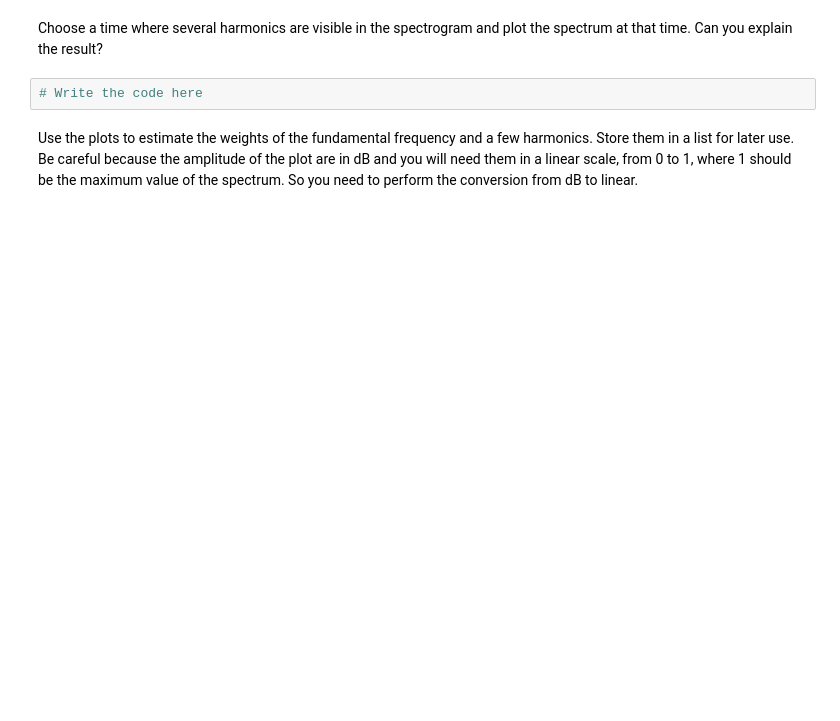
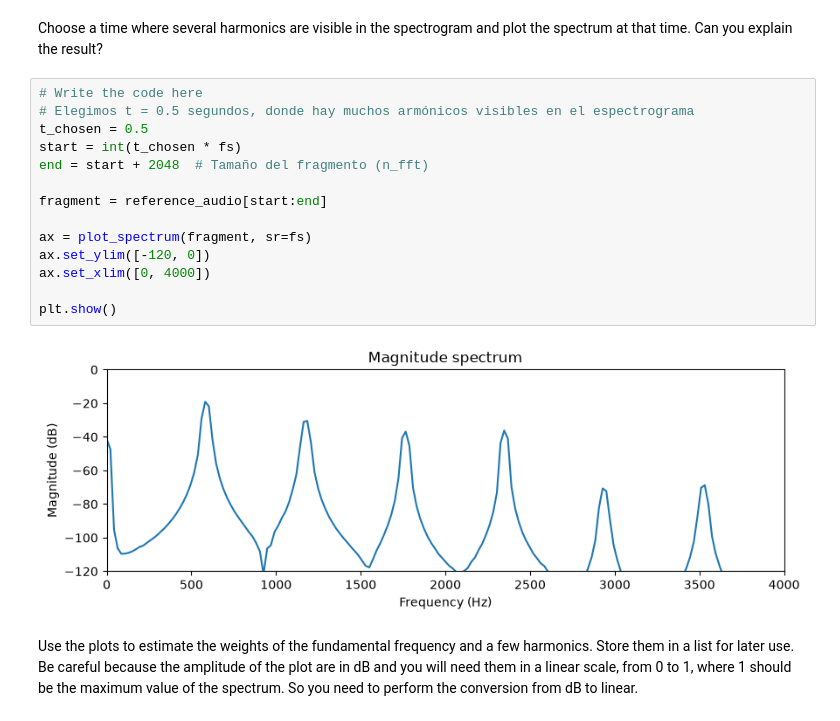
Before and after one commit to marcsoler08-sudo/sis1_marc_gerard, a Jupyter notebook: labs/Lab3.ipynb, the cells around one changed output. Saved outputs shown, nothing was run; the diff lists cells and outputs as text; blank space fills up the shorter version.

```diff
--- a/labs/Lab3.ipynb
+++ b/labs/Lab3.ipynb
@@ -90,6 +108,20 @@ Repeat the spectral analysis for a different fragment of the signal and compare
 Choose a time where several harmonics are visible in the spectrogram and plot the spectrum at that time. Can you explain the result?
 # %%
 # Write the code here
+# Elegimos t = 0.5 segundos, donde hay muchos armónicos visibles en el espectrograma
+t_chosen = 0.5
+start = int(t_chosen * fs)
+end = start + 2048  # Tamaño del fragmento (n_fft)
+
+fragment = reference_audio[start:end]
+
+ax = plot_spectrum(fragment, sr=fs)
+ax.set_ylim([-120, 0])
+ax.set_xlim([0, 4000])
+
+plt.show()
+# %% [output]
+[figure, added]
 # %% [markdown]
 Use the plots to estimate the weights of the fundamental frequency and a few harmonics. Store them in a list for later use. Be careful because the amplitude of the plot are in dB and you will need them in a linear scale, from 0 to 1, where 1 should be the maximum value of the spectrum. So you need to perform the conversion from dB to linear.
 # %%
```
Also changed, not shown: parts of 10 cells of this notebook.
